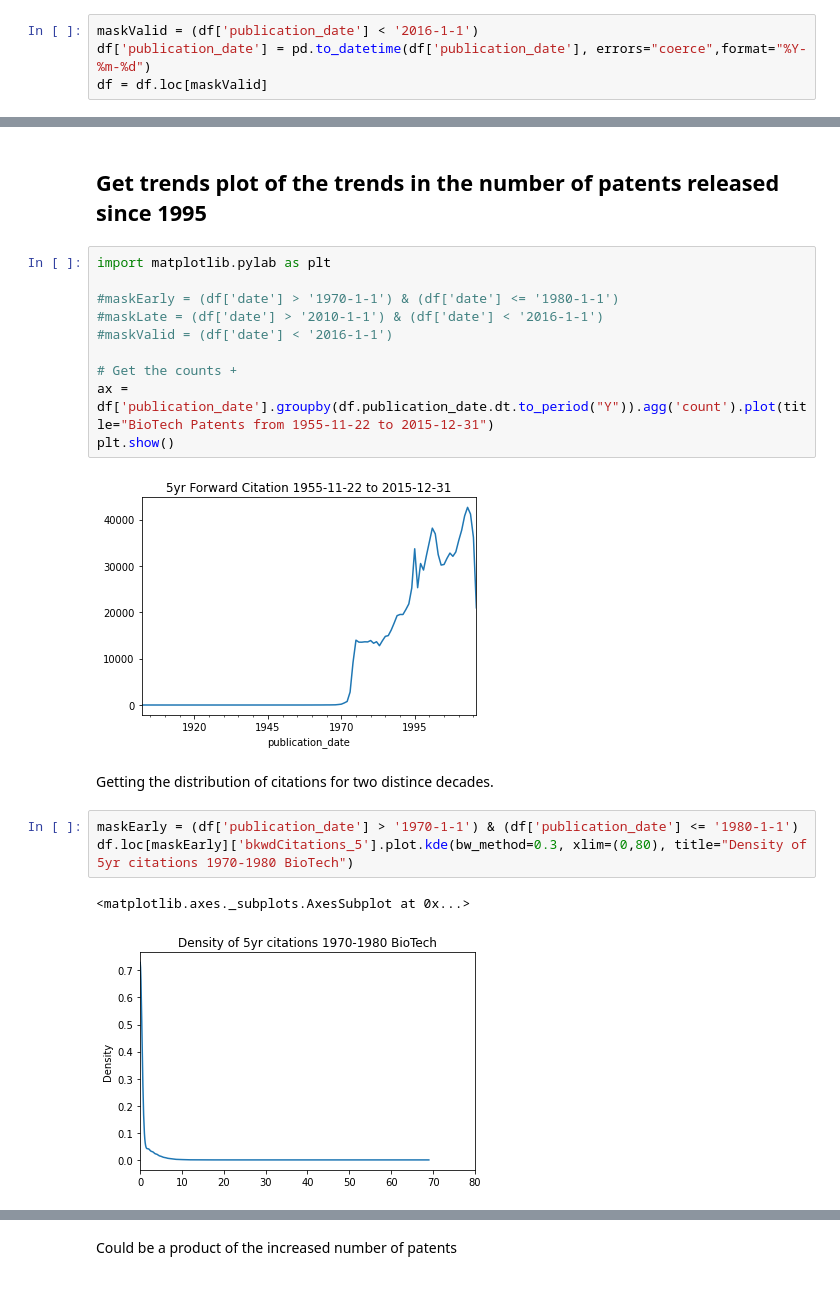
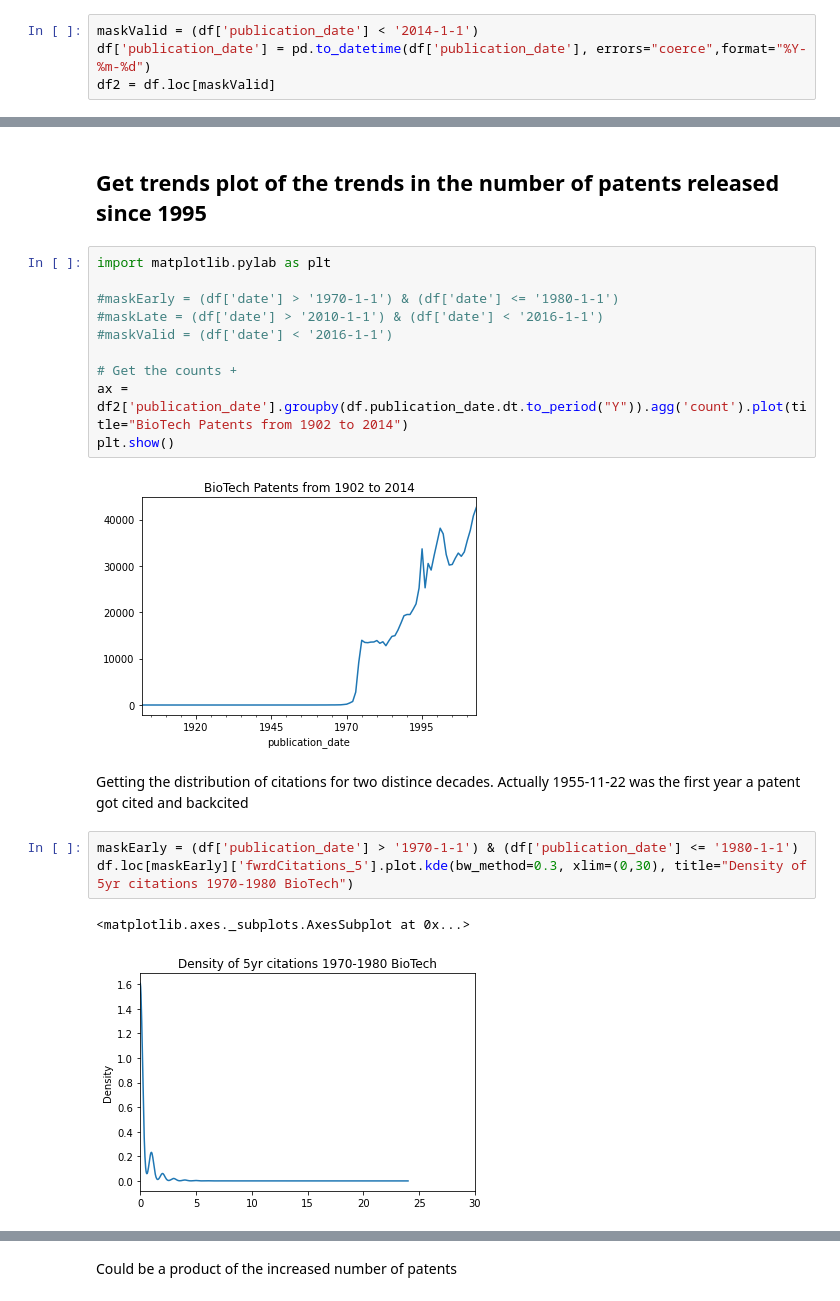
Before and after one commit to jdanene/patent-language-modeling, a Jupyter notebook: src/build/code/getDescriptiveStats.ipynb, the cells around one changed output, grey strips where cells are left out. Saved outputs shown, nothing was run; the diff lists cells and outputs as text.

```diff
--- a/src/build/code/getDescriptiveStats.ipynb
+++ b/src/build/code/getDescriptiveStats.ipynb
@@ -67,6 +75,6 @@ list(df)
 # %%
-maskValid = (df['publication_date'] < '2016-1-1')
+maskValid = (df['publication_date'] < '2014-1-1')
 df['publication_date'] = pd.to_datetime(df['publication_date'], errors="coerce",format="%Y-%m-%d")
-df = df.loc[maskValid]
+df2 = df.loc[maskValid]
 # %%
 pd.set_option('display.float_format', lambda x: '%.2f' % x)
@@ -96,23 +104,23 @@ For record keeping there are 245,192 unique observations if we eliminate all obs
 # %%
 import matplotlib.pylab as plt
 
 #maskEarly = (df['date'] > '1970-1-1') & (df['date'] <= '1980-1-1')
 #maskLate = (df['date'] > '2010-1-1') & (df['date'] < '2016-1-1')
 #maskValid = (df['date'] < '2016-1-1')
 
 # Get the counts +
-ax = df['publication_date'].groupby(df.publication_date.dt.to_period("Y")).agg('count').plot(title="BioTech Patents from 1955-11-22 to 2015-12-31")
+ax = df2['publication_date'].groupby(df.publication_date.dt.to_period("Y")).agg('count').plot(title="BioTech Patents from 1902 to 2014")
 plt.show()
 # %% [output]
-[figure, old version]
+[figure, new version]
 # %% [markdown]
-Getting the distribution of citations for two distince decades.
+Getting the distribution of citations for two distince decades. Actually 1955-11-22 was the first year a patent got cited and backcited
 # %%
 maskEarly = (df['publication_date'] > '1970-1-1') & (df['publication_date'] <= '1980-1-1')
-df.loc[maskEarly]['bkwdCitations_5'].plot.kde(bw_method=0.3, xlim=(0,80), title="Density of 5yr citations 1970-1980 BioTech")
+df.loc[maskEarly]['fwrdCitations_5'].plot.kde(bw_method=0.3, xlim=(0,30), title="Density of 5yr citations 1970-1980 BioTech")
 # %% [output]
 <matplotlib.axes._subplots.AxesSubplot at 0x...>
-[figure, old version]
+[figure, new version]
 # %%
 df.loc[maskEarly].describe(include='all', percentiles=[.25, .5, .75, .95,.99])
 # %% [output]
```
Also changed, not shown: parts of 11 cells of this notebook, 2 other files.
